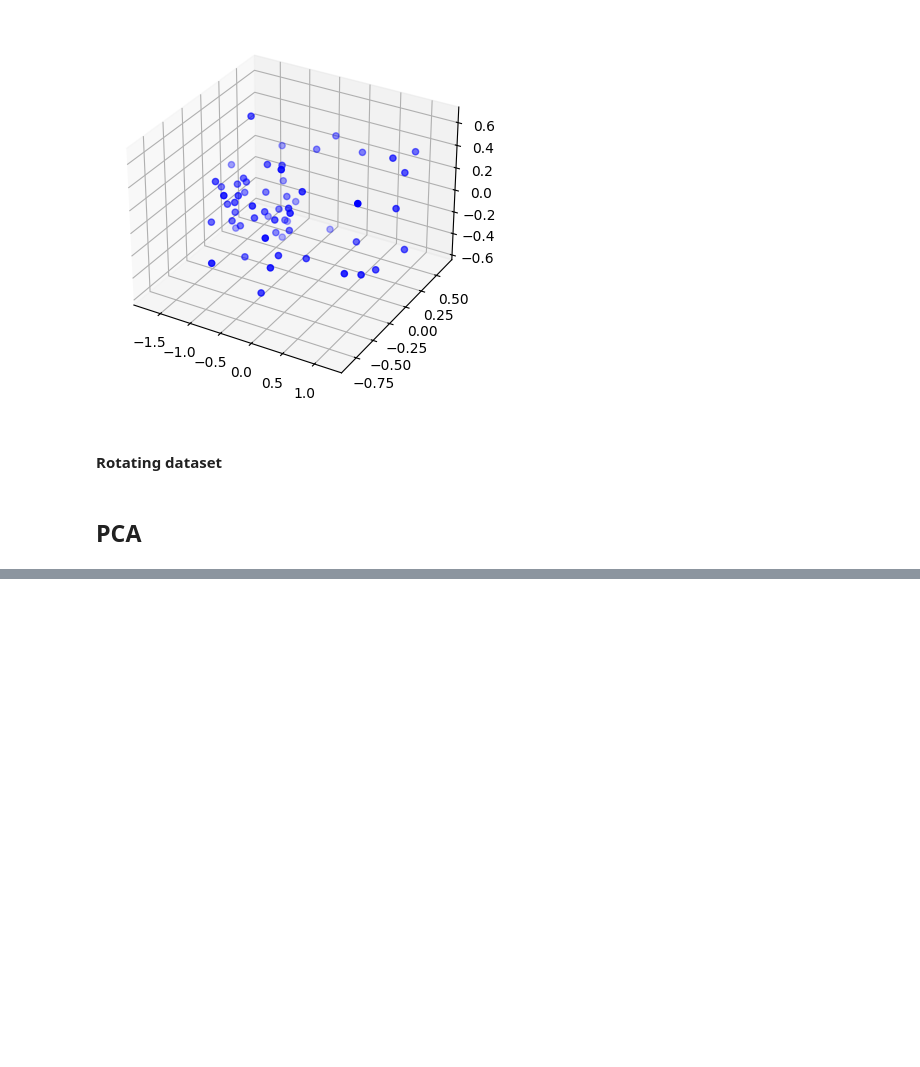
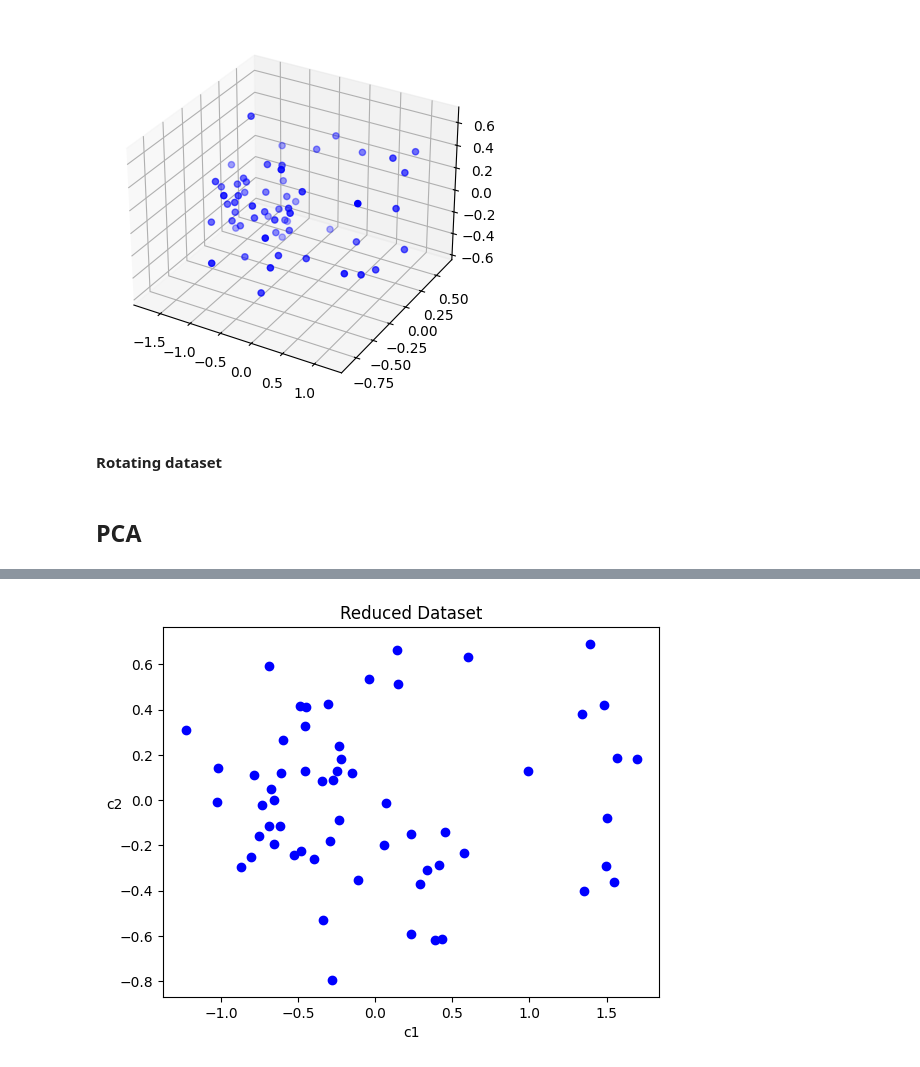
Before and after one commit to Zane-dev16/Dimensionality-Reduction-Notebooks, a Jupyter notebook: notebooks/linear_data_dim_reduction.ipynb.ipynb, the cells around one changed output, grey strips where cells are left out. Drawn from its saved outputs; the diff is of its cells as text; code cells hidden in the pictures; blank space fills up the shorter version.

```diff
--- a/notebooks/linear_data_dim_reduction.ipynb.ipynb
+++ b/notebooks/linear_data_dim_reduction.ipynb.ipynb
@@ -89,0 +93,16 @@ plt.show()
+# %%
+X_centered = X - X.mean(axis=0)
+U, s, Vt = np.linalg.svd(X_centered)
+principal_component_1 = Vt[0]
+principal_component_2 = Vt[1]
+# %%
+W2 = Vt[:2].T
+X2D = X_centered @ W2
+# %%
+plt.plot(X2D[:, 0], X2D[:, 1], "bo")
+plt.xlabel("c1")
+plt.ylabel("c2", rotation=False)
+plt.title("Reduced Dataset")
+plt.show()
+# %% [output]
+[figure, added]
```
Also changed, not shown: parts of 2 cells of this notebook.
